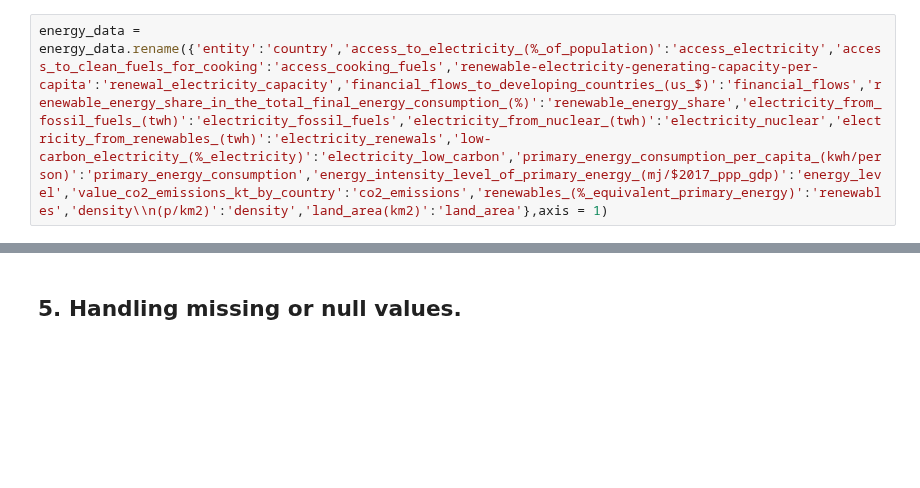
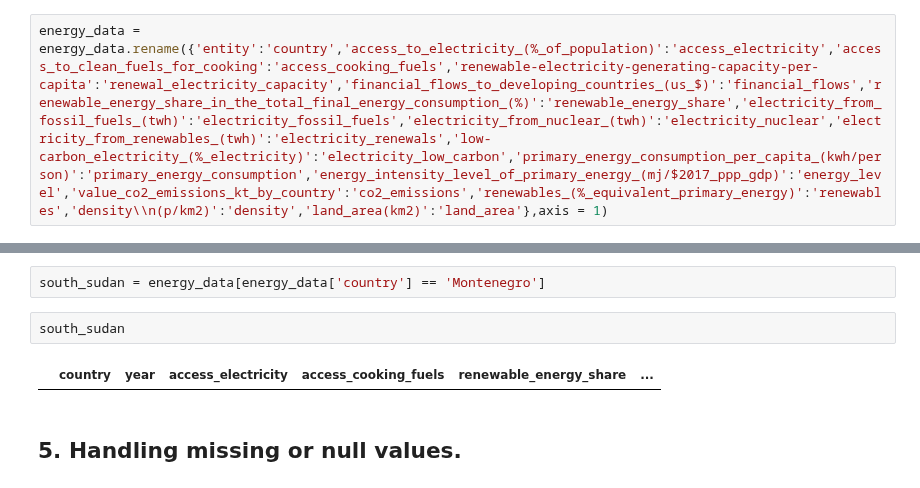
Before and after one commit to elkinbarretorojas/data_science, a Jupyter notebook: energy/model.ipynb, the cells around one changed output, grey strips where cells are left out. Saved outputs shown, nothing was run; the diff lists cells and outputs as text; blank space fills up the shorter version.

```diff
--- a/energy/model.ipynb
+++ b/energy/model.ipynb
@@ -108,3 +144,9 @@ AttributeError: 'list' object has no attribute 'isnull'
+# %%
+south_sudan = energy_data[energy_data['country'] == 'Montenegro']
+# %%
+south_sudan
+# %% [output]
+|  | country | year | access_electricity | access_cooking_fuels | renewable_energy_share | ... |
 # %% [markdown]
 ## 5. Handling missing or null values.
 # %%
```
Also changed, not shown: parts of 33 cells of this notebook, 2 other files.
